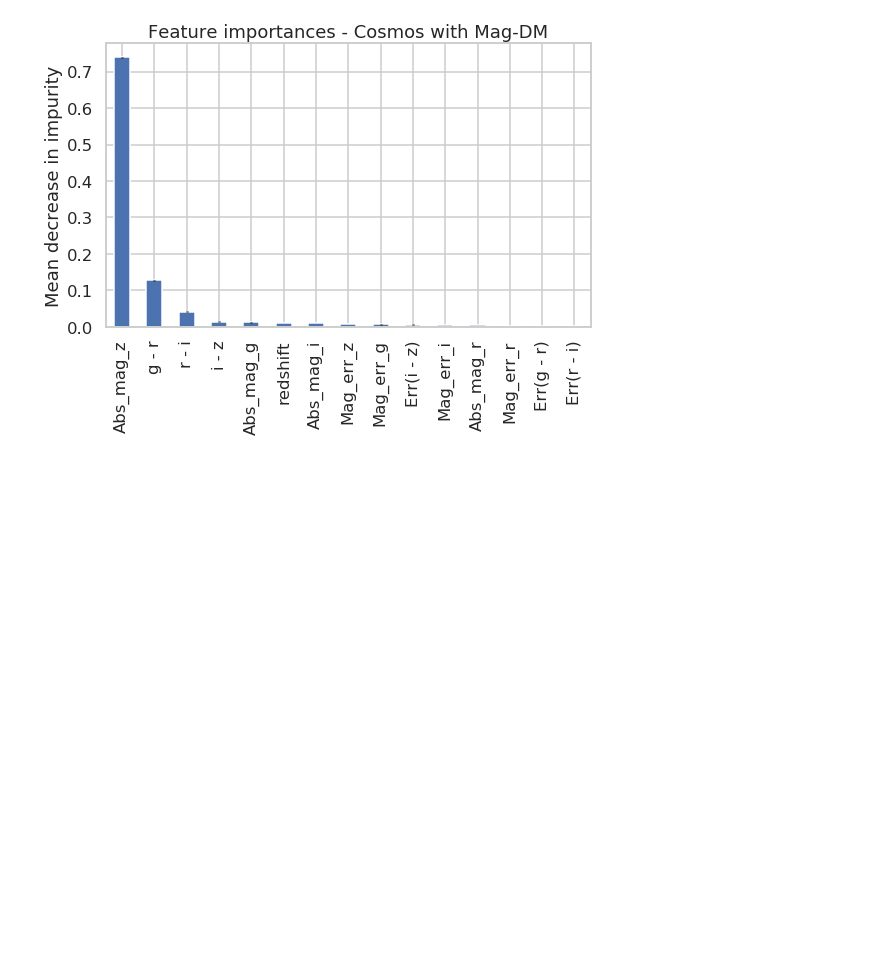
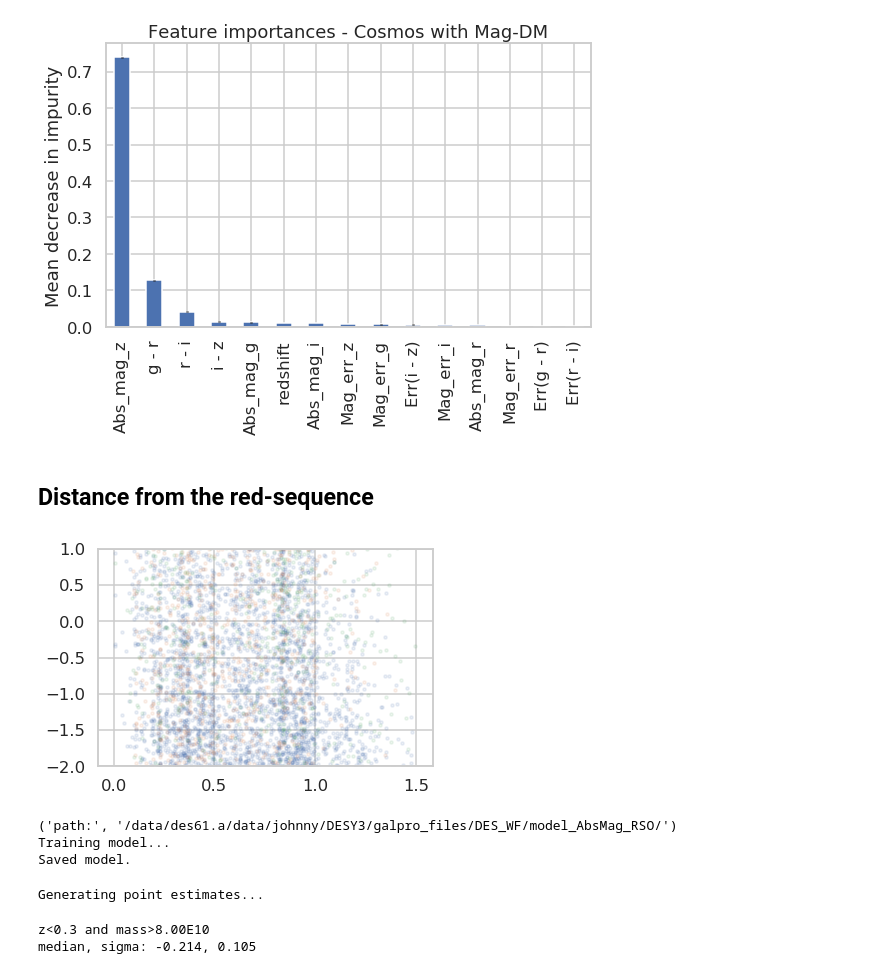
Before and after one commit to estevesjh/fnalFall2022, a Jupyter notebook: notebooks/6.validateGalpro.ipynb, the cells around one changed output. Cells and saved outputs as stored; diff of their text form; code cells hidden in the pictures; blank space fills up the shorter version.

```diff
--- a/notebooks/6.validateGalpro.ipynb
+++ b/notebooks/6.validateGalpro.ipynb
@@ -477,3 +440,7 @@ fig.tight_layout()
 fig.savefig('feature_importance_mag_dm.png',dpi=100,transparent=False,facecolor='w')
 # %% [output]
 [figure]
+# %% [markdown]
+## Distance from the red-sequence
+# %%
+rsMean = np.load('../data/redSequence_deepField_mean_color.npy')
@@ -479,0 +482,42 @@ fig.savefig('feature_importance_mag_dm.png',dpi=100,transparent=False,facecolor=
+# %%
+# redshift cut
+zlow, zhigh = 0.0, 1.5
+x_target_abs_rs = get_input_galpro3(mags,ztrue)
+x_test1d_abs_rs = get_input_galpro3(x_test1d[:,:4],x_test1d[:,-1])
+x_train1d_abs_rs = get_input_galpro3(x_train1d[:,:4],x_train1d[:,-1])
+
+zcut = (x_train1d_abs[:,-1]>=zlow)&(x_train1d_abs[:,-1]<=zhigh)
+y_train1d_rs = y_train1d[zcut]
+
+zcut1 = (x_test1d[:,-1]>=zlow)&(x_test1d[:,-1]<=zhigh)
+y_test1d_rs = y_test1d[zcut1]
+# %%
+for i in range(3):
+    plt.scatter(x_test1d_abs_rs[:,-1],x_test1d_abs_rs[:,i+1],s=10,alpha=0.1)
+    plt.ylim(-2,1)
+# %% [output]
+[figure, added]
+# %%
+gp_root = '/data/des61.a/data/johnny/DESY3/galpro_files/DES_WF/'
+gpmodel3 = model.Model('model_AbsMag_RSO', x_train1d_abs_rs, y_train1d_rs, x_target_abs_rs, root=gp_root, save_model=True)
+# %% [output]
+('path:', '/data/des61.a/data/johnny/DESY3/galpro_files/DES_WF/model_AbsMag_RSO/')
+Training model...
+Saved model.
+# %%
+zcut = (x_target[:,-1]<=zhigh)&(x_target[:,-1]>=zlow)
+point_estimates3 = np.zeros_like(x_target_abs[:,-1])
+point_estimates3[np.where(zcut)[0]] = gpmodel3.point_estimate(save_estimates=False, make_plots=True)
+# %% [output]
+Generating point estimates...
+# %%
+mlow = 8.
+res3 = point_estimates3-y_target
+snmad1,mean1 = get_nmad(res3[zcut])
+snmad11,mean11 = get_nmad(res3[(y_target_rs>mlow)&zcut])
+print('z<0.3 and mass>%.2fE10'%mlow)
+print('median, sigma: %.3f, %.3f'%(mean11,snmad11))
+print('\n')
+# %% [output]
+z<0.3 and mass>8.00E10
+median, sigma: -0.214, 0.105
```
Also changed, not shown: parts of 22 cells of this notebook, 10 other files.
